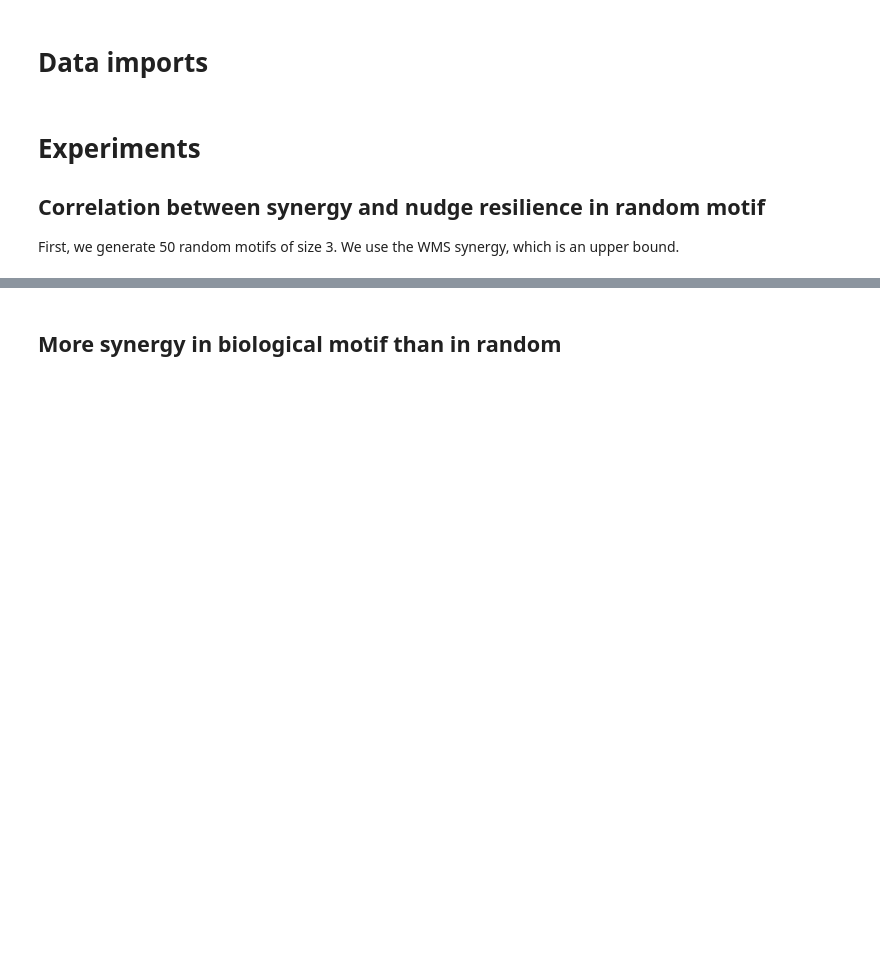
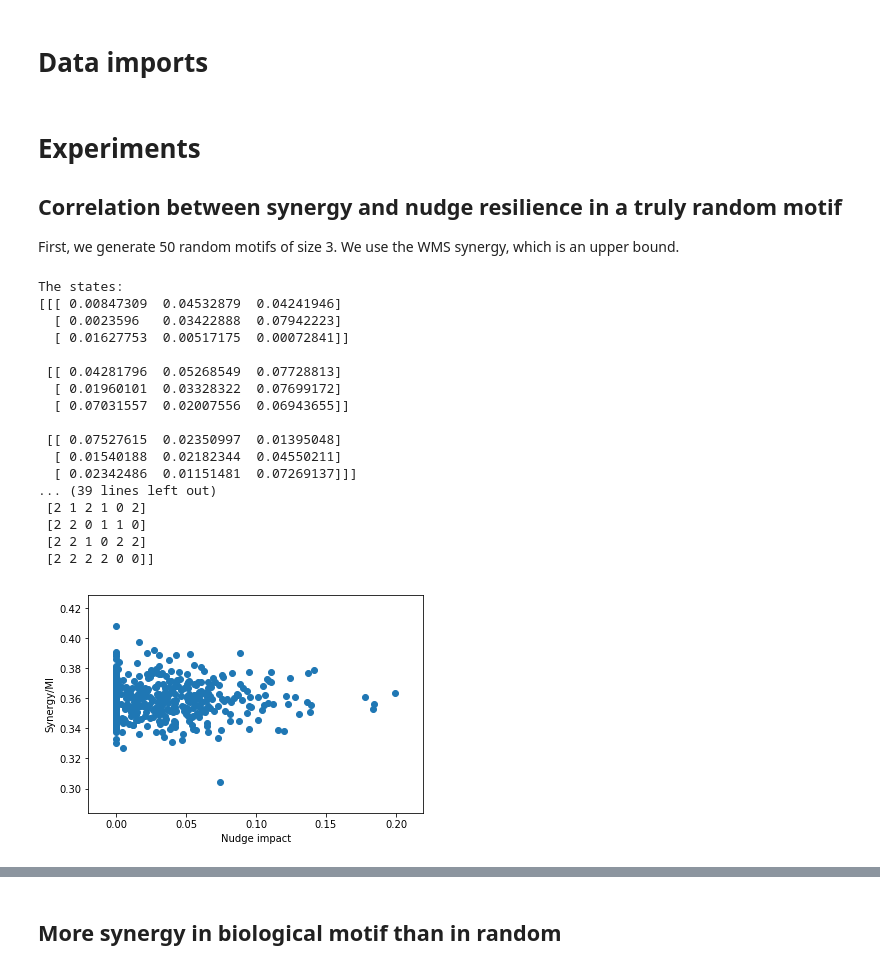
Before and after one commit to dgoldsb/synergy-jointpdf, a Jupyter notebook: scripts/discrete_nudge/experiments.ipynb, the cells around one changed output, grey strips where cells are left out. Drawn from its saved outputs; the diff is of its cells as text; code cells hidden in the pictures; blank space fills up the shorter version.

```diff
--- a/scripts/discrete_nudge/experiments.ipynb
+++ b/scripts/discrete_nudge/experiments.ipynb
@@ -16,6 +16,42 @@ import tabulate
 # %% [markdown]
 # Experiments
 
-## Correlation between synergy and nudge resilience in random motif
+## Correlation between synergy and nudge resilience in a truly random motif
 
 First, we generate 50 random motifs of size 3. We use the WMS synergy, which is an upper bound.
+# %%
+# create a network motif
+motifs = generator.generate_random(samplesize=500, no_nodes=3, numvalues=3)
+
+# let's check the first one out
+motif_rand = motifs[0]
+motif_rand.evaluate_motif()
+print("The states: ")
+for state in motif_rand.states:
+    print(state)
+print("The correlations: ")
+print(motif_rand.grn_vars["correlations"])
+print("Transitions: ")
+print(motif_rand.transition_table)
+
+# make a plot with WMS synergy
+visualize.scatterplot_synergy_nudgeimpact(motifs, 3, 0.5, measures.synergy_middleground)
+# %% [output]
+The states:
+[[[ 0.00847309  0.04532879  0.04241946]
+  [ 0.0023596   0.03422888  0.07942223]
+  [ 0.01627753  0.00517175  0.00072841]]
+
+ [[ 0.04281796  0.05268549  0.07728813]
+  [ 0.01960101  0.03328322  0.07699172]
+  [ 0.07031557  0.02007556  0.06943655]]
+
+ [[ 0.07527615  0.02350997  0.01395048]
+  [ 0.01540188  0.02182344  0.04550211]
+  [ 0.02342486  0.01151481  0.07269137]]]
+... (39 lines left out)
+ [2 1 2 1 0 2]
+ [2 2 0 1 1 0]
+ [2 2 1 0 2 2]
+ [2 2 2 2 0 0]]
+[figure, added]
```
Also changed, not shown: parts of 3 cells of this notebook, 6 other files.
